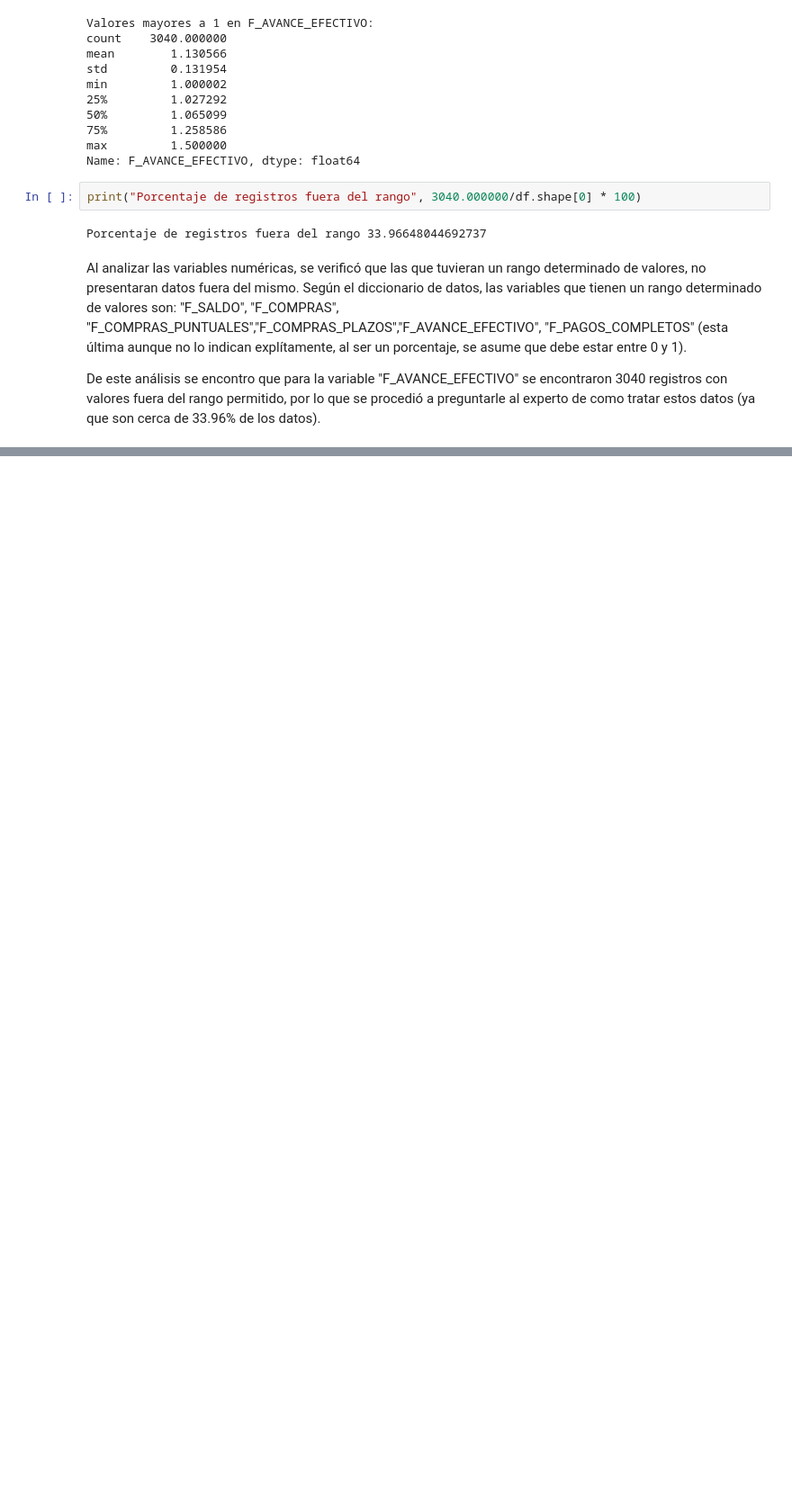
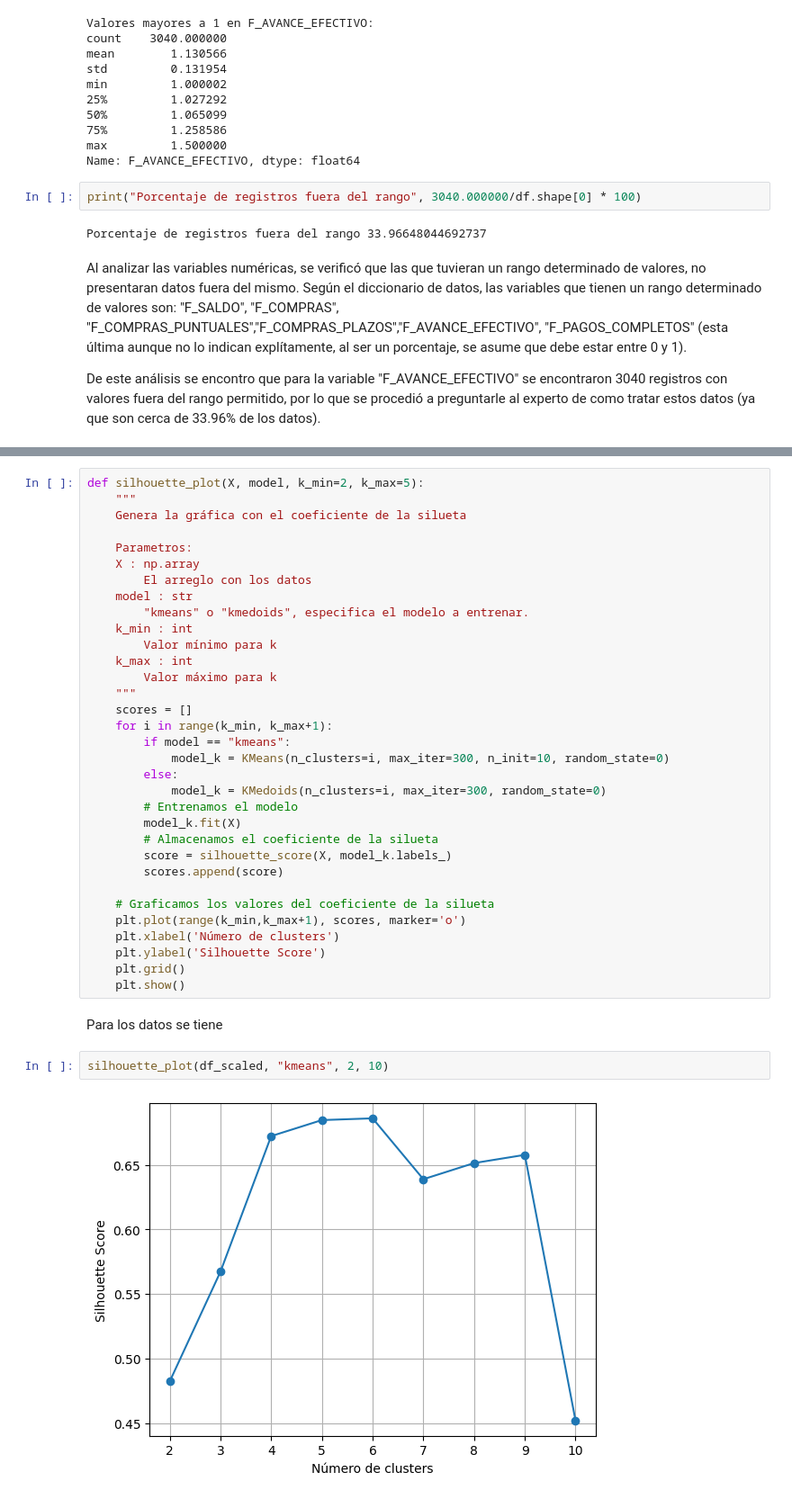
Before and after one commit to NataliaVillegasC/BI-Laboratorio2_Agrupacion, a Jupyter notebook: NataliaLab.ipynb, the cells around one changed output, grey strips where cells are left out. Shown at 90% size. Saved outputs shown, nothing was run; the diff lists cells and outputs as text; blank space fills up the shorter version.

```diff
--- a/NataliaLab.ipynb
+++ b/NataliaLab.ipynb
@@ -335,0 +488,39 @@ De este análisis se encontro que para la variable "F_AVANCE_EFECTIVO" se encont
+# %%
+def silhouette_plot(X, model, k_min=2, k_max=5):
+    """
+    Genera la gráfica con el coeficiente de la silueta
+
+    Parametros:
+    X : np.array
+        El arreglo con los datos
+    model : str
+        "kmeans" o "kmedoids", especifica el modelo a entrenar.
+    k_min : int
+        Valor mínimo para k
+    k_max : int
+        Valor máximo para k
+    """
+    scores = []
+    for i in range(k_min, k_max+1):
+        if model == "kmeans":
+            model_k = KMeans(n_clusters=i, max_iter=300, n_init=10, random_state=0)
+        else:
+            model_k = KMedoids(n_clusters=i, max_iter=300, random_state=0)
+        # Entrenamos el modelo
+        model_k.fit(X)
+        # Almacenamos el coeficiente de la silueta
+        score = silhouette_score(X, model_k.labels_)
+        scores.append(score)
+
+    # Graficamos los valores del coeficiente de la silueta
+    plt.plot(range(k_min,k_max+1), scores, marker='o')
+    plt.xlabel('Número de clusters')
+    plt.ylabel('Silhouette Score')
+    plt.grid()
+    plt.show()
+# %% [markdown]
+Para los datos se tiene
+# %%
+silhouette_plot(df_scaled, "kmeans", 2, 10)
+# %% [output]
+[figure, added]
```
Also changed, not shown: parts of 35 cells of this notebook.
